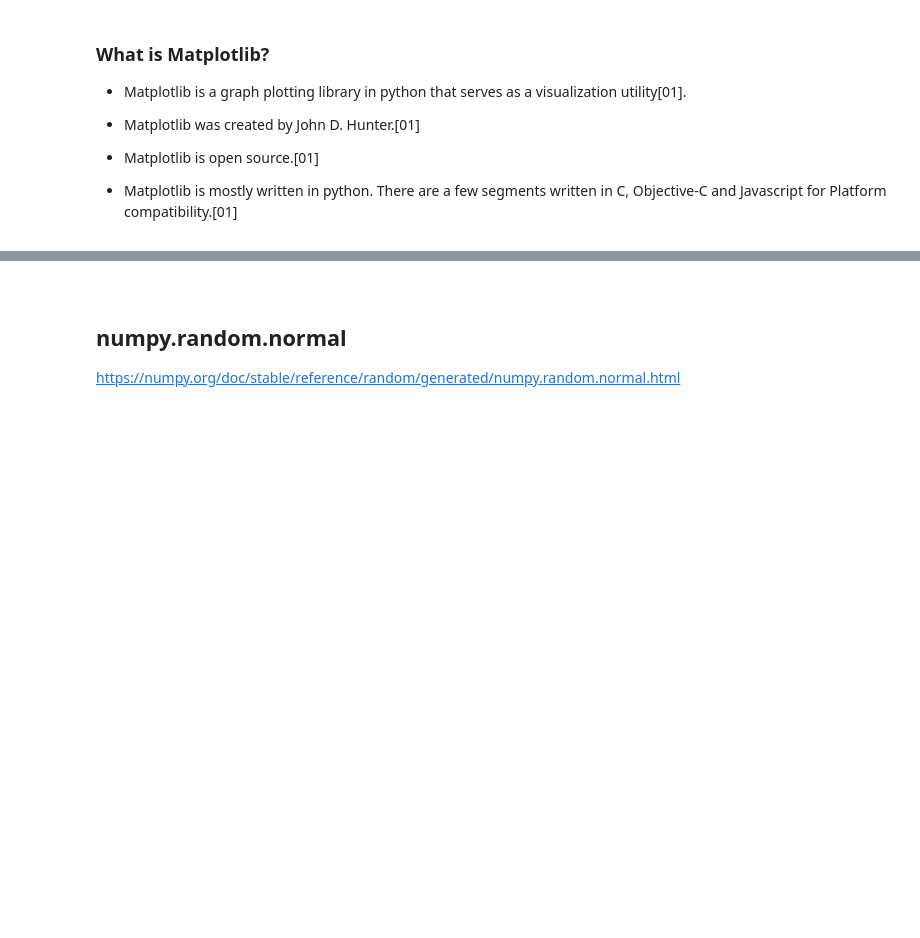
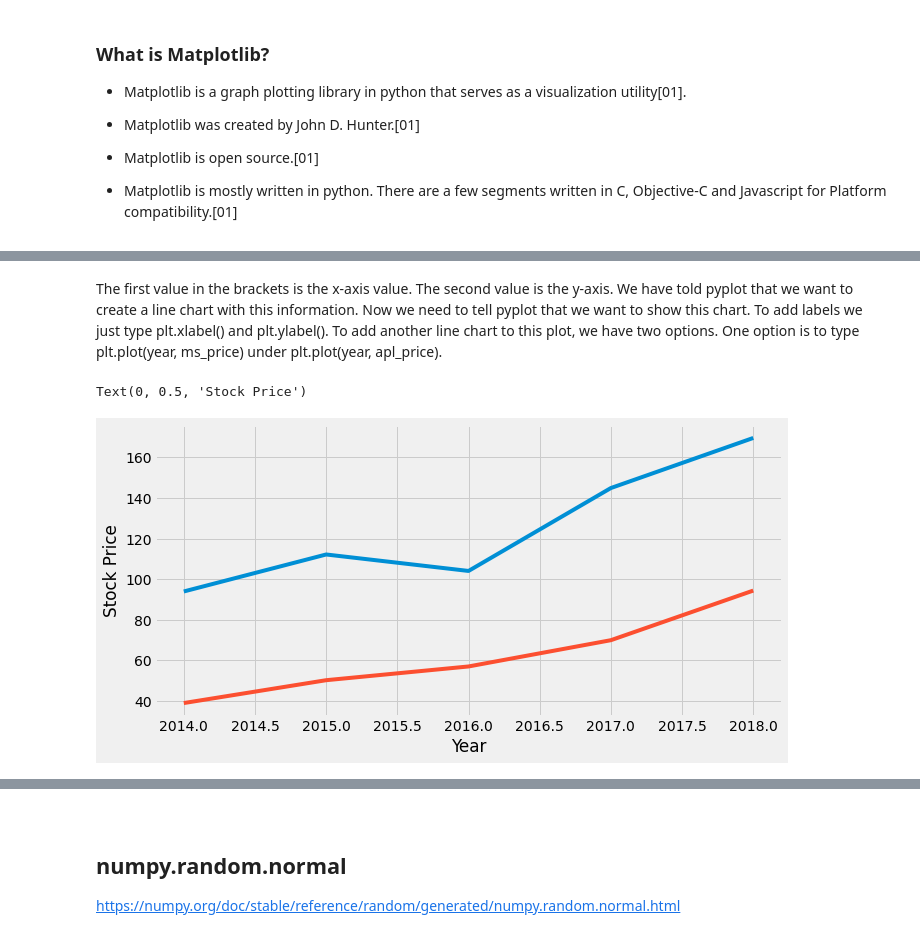
Before and after one commit to Cormac88/Fundamentals-of-Data-Analysis, a Jupyter notebook: pyplot.ipynb, the cells around one changed output, grey strips where cells are left out. Saved outputs shown, nothing was run; the diff lists cells and outputs as text; code cells hidden in the pictures; blank space fills up the shorter version.

```diff
--- a/pyplot.ipynb
+++ b/pyplot.ipynb
@@ -30,0 +48,10 @@ plt.rcParams['figure.figsize'] = [10, 5]
+# %% [markdown]
+The first value in the brackets is the x-axis value. The second value is the y-axis. We have told pyplot that we want to create a line chart with this information. Now we need to tell pyplot that we want to show this chart. To add labels we just type plt.xlabel() and plt.ylabel(). To add another line chart to this plot, we have two options. One option is to type plt.plot(year, ms_price) under plt.plot(year, apl_price).
+# %%
+plt.plot(year, apl_price)
+plt.plot(year, ms_price)
+plt.xlabel('Year')
+plt.ylabel('Stock Price')
+# %% [output]
+Text(0, 0.5, 'Stock Price')
+[figure, added]
```
Also changed, not shown: parts of 11 cells of this notebook.
